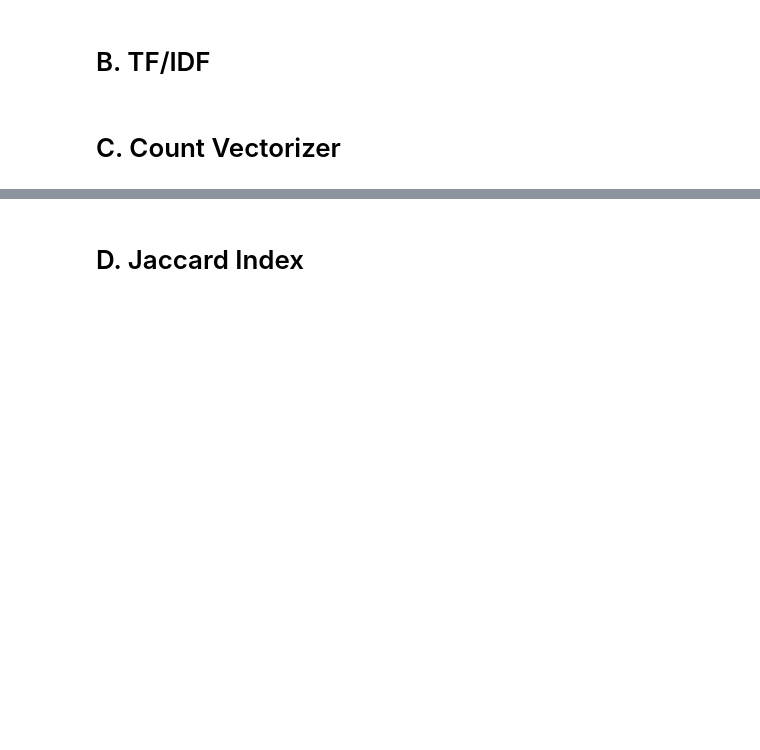
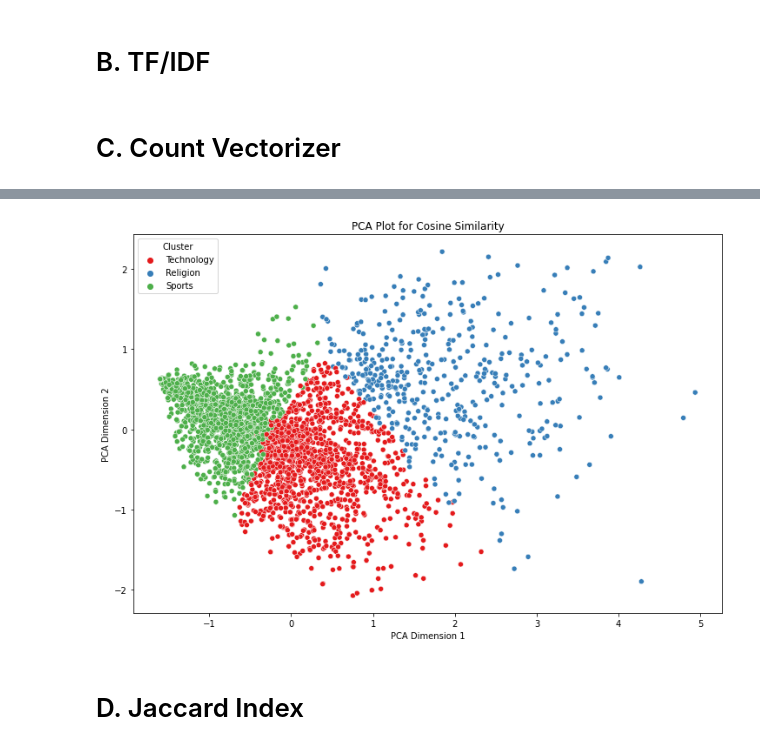
Before and after one commit to bagascahyafb/W10, a Jupyter notebook: Praktikum W10.ipynb, the cells around one changed output, grey strips where cells are left out. Saved outputs shown, nothing was run; the diff lists cells and outputs as text; code cells hidden in the pictures; blank space fills up the shorter version.

```diff
--- a/Praktikum W10.ipynb
+++ b/Praktikum W10.ipynb
@@ -340,0 +448,20 @@ plt.show()
+# %%
+# Hitung matriks Cosine Similarities
+cosine_similarities = cosine_similarity(X_train_counts)
+# %%
+# Inisialisasi model K-Means dengan 3 cluster dan random state
+kmeans_cosine = KMeans(n_clusters=3, random_state=42)
+
+# Latih model K-Means pada data Cosine Similarity
+kmeans_cosine.fit(cosine_similarities)
+
+# Dapatkan label cluster untuk setiap dokumen (Cosine)
+cluster_labels_cosine = kmeans_cosine.labels_
+# %%
+# Inisialisasi PCA dengan 2 komponen
+pca = PCA(n_components=2)
+X_reduced_cosine = pca.fit_transform(cosine_similarities)
+
+# Tambahkan label cluster ke DataFrame PCA (Cosine)
+pca_df_cosine = pd.DataFrame(X_reduced_cosine, columns=['PCA Dimension 1', 'PCA Dimension 2'])
+pca_df_cosine['Cluster'] = cluster_labels_cosine
@@ -341,3 +487,18 @@ plt.show()
+# %%
+plt.figure(figsize=(12, 7))
+scatter_cosine = sns.scatterplot(data=pca_df_cosine, x='PCA Dimension 1', y='PCA Dimension 2', hue='Cluster', palette="Set1")
+
+# Pemberian label legenda sesuai dengan nama kluster
+legend = scatter_cosine.get_legend()
+legend.set_title("Cluster")
+for text, label in zip(legend.texts, ["Technology", "Religion", "Sports"]):
+    text.set_text(label)
+
+plt.title("PCA Plot for Cosine Similarity")
+plt.tight_layout(rect=[0, 0, 0.85, 1])
+plt.show()
+# %% [output]
+[figure, added]
 # %% [markdown]
 # D. Jaccard Index
 # %%
```
Also changed, not shown: parts of 13 cells of this notebook.
